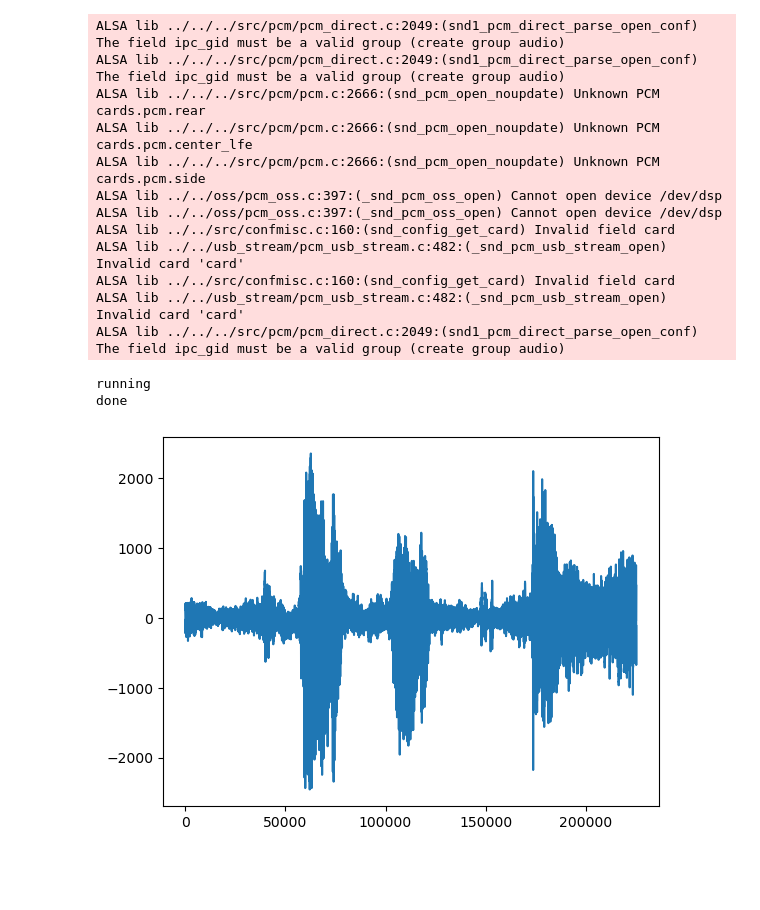
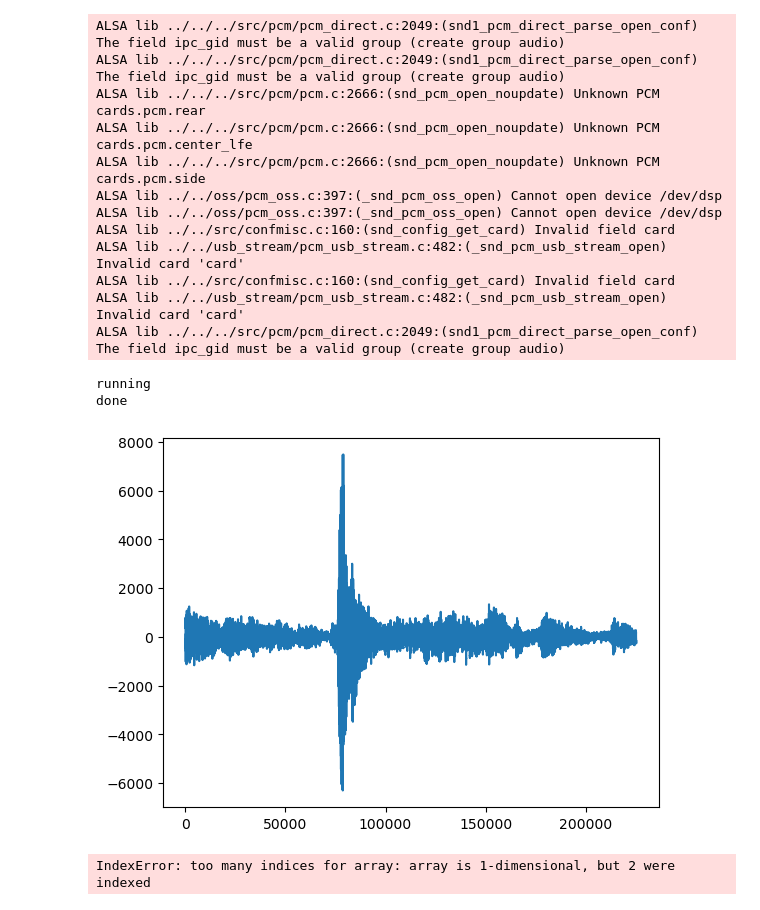
Before and after one commit to Matze-Katze/SSS, a Jupyter notebook: Versuch4/versuch4.ipynb, the cells around one changed output. Drawn from its saved outputs; the diff is of its cells as text; code cells hidden in the pictures; blank space fills up the shorter version.

Commit message:
versuch 4 alle audios

```diff
--- a/Versuch4/versuch4.ipynb
+++ b/Versuch4/versuch4.ipynb
@@ -1,37 +1,54 @@
 # %%
 import pyaudio
 import numpy
 import matplotlib.pyplot as plt
-FORMAT = pyaudio.paInt16
-SAMPLEFREQ = 44100
-FRAMESIZE = 1024
-NOFFRAMES = 220
-p = pyaudio.PyAudio()
-print("running")
-stream = p.open(format=FORMAT,channels=1,rate=SAMPLEFREQ,
-input=True,frames_per_buffer=FRAMESIZE)
-data = stream.read(NOFFRAMES*FRAMESIZE)
-decoded = numpy.frombuffer(data,dtype=numpy.int16);
-stream.stop_stream()
-stream.close()
-p.terminate()
-print("done")
-numpy.save(decoded)
-plt.plot(decoded)
-plt.show()
+
+def aufnahme():
+    FORMAT = pyaudio.paInt16
+    SAMPLEFREQ = 44100
+    FRAMESIZE = 1024
+    NOFFRAMES = 220
+    p = pyaudio.PyAudio()
+    print("running")
+    stream = p.open(format=FORMAT,channels=1,rate=SAMPLEFREQ,
+    input=True,frames_per_buffer=FRAMESIZE)
+    data = stream.read(NOFFRAMES*FRAMESIZE)
+    decoded = numpy.frombuffer(data,dtype=numpy.int16);
+    stream.stop_stream()
+    stream.close()
+    p.terminate()
+    print("done")
+    numpy.save("../Versuch4/file",decoded)
+    plt.plot(decoded)
+    plt.show()
+aufnahme()
 # %% [output]
 ALSA lib ../../../src/pcm/pcm_direct.c:2049:(snd1_pcm_direct_parse_open_conf) The field ipc_gid must be a valid group (create group audio)
 ALSA lib ../../../src/pcm/pcm_direct.c:2049:(snd1_pcm_direct_parse_open_conf) The field ipc_gid must be a valid group (create group audio)
 ALSA lib ../../../src/pcm/pcm.c:2666:(snd_pcm_open_noupdate) Unknown PCM cards.pcm.rear
 ALSA lib ../../../src/pcm/pcm.c:2666:(snd_pcm_open_noupdate) Unknown PCM cards.pcm.center_lfe
 ALSA lib ../../../src/pcm/pcm.c:2666:(snd_pcm_open_noupdate) Unknown PCM cards.pcm.side
 ALSA lib ../../oss/pcm_oss.c:397:(_snd_pcm_oss_open) Cannot open device /dev/dsp
 ALSA lib ../../oss/pcm_oss.c:397:(_snd_pcm_oss_open) Cannot open device /dev/dsp
 ALSA lib ../../src/confmisc.c:160:(snd_config_get_card) Invalid field card
 ALSA lib ../../usb_stream/pcm_usb_stream.c:482:(_snd_pcm_usb_stream_open) Invalid card 'card'
 ALSA lib ../../src/confmisc.c:160:(snd_config_get_card) Invalid field card
 ALSA lib ../../usb_stream/pcm_usb_stream.c:482:(_snd_pcm_usb_stream_open) Invalid card 'card'
 ALSA lib ../../../src/pcm/pcm_direct.c:2049:(snd1_pcm_direct_parse_open_conf) The field ipc_gid must be a valid group (create group audio)
 running
 done
-[figure, old version]
+[figure, new version]
+# %%
+
+def trigger(path,threshold):
+    sample = numpy.load(path)
+    x = []
+    for i in range(0,len(sample)):
+        if(sample[i] >= threshold):
+            x = sample[i:-1]
+    return x
+
+test = trigger("./file.npy",4000)
+plt.plot(test)
+# %% [output]
+IndexError: too many indices for array: array is 1-dimensional, but 2 were indexed
```
Also changed, not shown: 2 other files.
